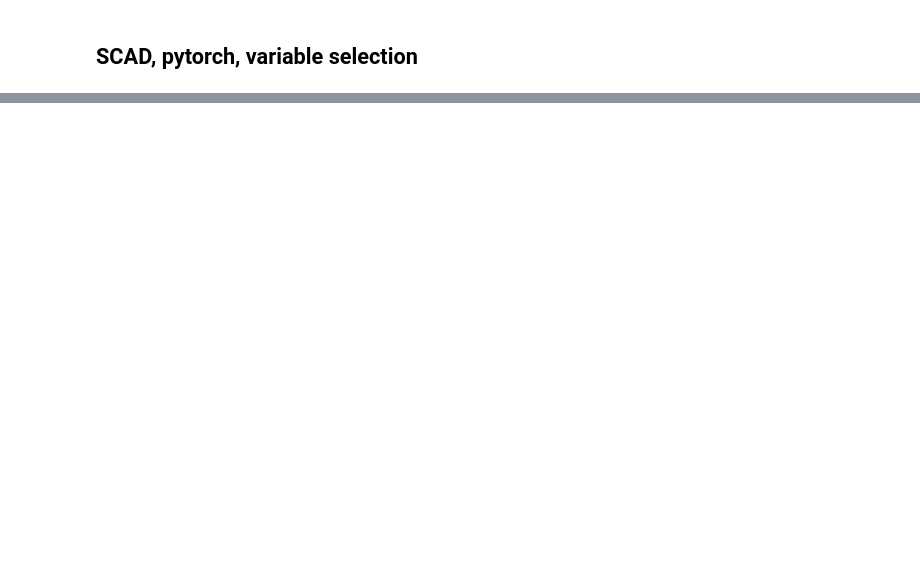
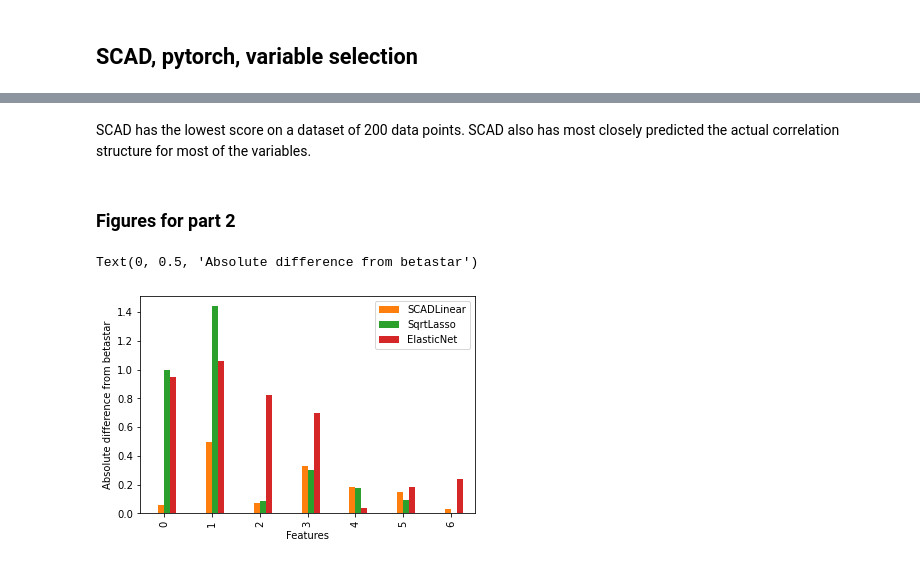
Before and after one commit to a1romero/DATA440_05, a Jupyter notebook: Assignment 3/regularization_and_selection.ipynb, the cells around one changed output, grey strips where cells are left out. Saved outputs shown, nothing was run; the diff lists cells and outputs as text; code cells hidden in the pictures; blank space fills up the shorter version.

```diff
--- a/Assignment 3/regularization_and_selection.ipynb
+++ b/Assignment 3/regularization_and_selection.ipynb
@@ -31,0 +130,12 @@ from sklearn.preprocessing import StandardScaler, MinMaxScaler
+# %%
+rho = 0.9 # strongness of the data
+p = 7 # number of features in the data
+n = 200 # 200 sets of correlated data
+x = make_correlated(n, p, rho)
+beta =np.array([-1,2,3,0,1,1])
+beta = beta.reshape(-1,1)
+betastar = np.concatenate([beta,np.repeat(0,p-len(beta)).reshape(-1,1)],axis=0) # fully defined correlation structure
+y = x@betastar + 1.5*np.random.normal(size=(n,1))
+
+x_tensor = torch.tensor(x, device=device)
+y_tensor = torch.tensor(y, device= device)
@@ -31,0 +205,13 @@ from sklearn.preprocessing import StandardScaler, MinMaxScaler
+# %% [markdown]
+SCAD has the lowest score on a dataset of 200 data points. SCAD also has most closely predicted the actual correlation structure for most of the variables.
+# %% [markdown]
+### Figures for part 2
+# %%
+absolute_difference = coef.sub(coef['Original coefficients'], axis=0).abs()
+absolute_difference.plot(kind='bar')
+plt.legend(['_Original coefficients', 'SCADLinear', 'SqrtLasso', 'ElasticNet'])
+plt.xlabel('Features')
+plt.ylabel('Absolute difference from betastar')
+# %% [output]
+Text(0, 0.5, 'Absolute difference from betastar')
+[figure, added]
```
Also changed, not shown: parts of 46 cells of this notebook, 7 other files.
